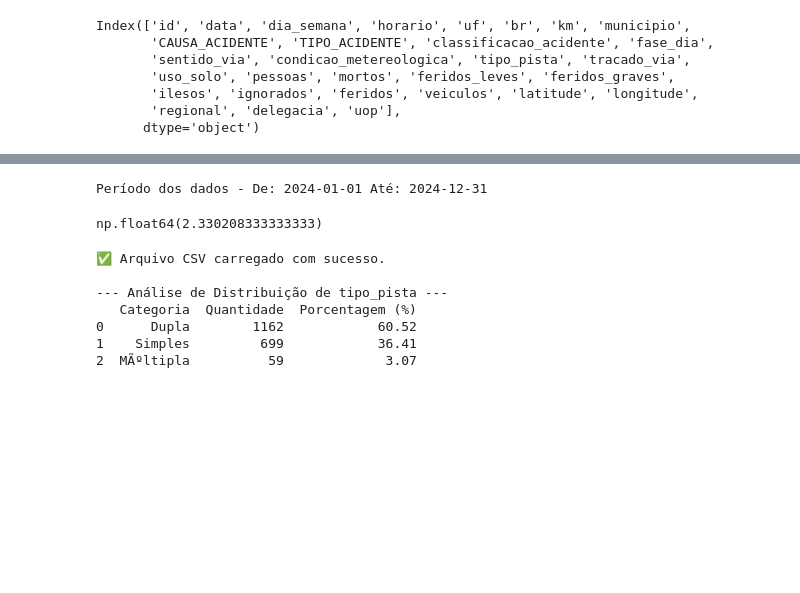
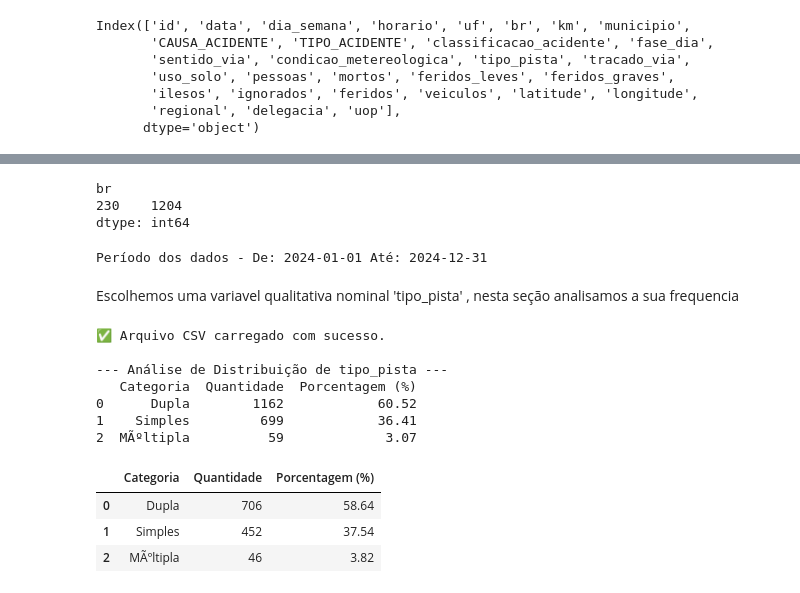
Before and after one commit to WesleyGeilson/Probabilidade-e-Estatistica, a Jupyter notebook: Analise de dados - Prob e estas/main.ipynb, the cells around one changed output, grey strips where cells are left out. Cells and saved outputs as stored; diff of their text form; code cells hidden in the pictures; blank space fills up the shorter version.

```diff
--- a/Analise de dados - Prob e estas/main.ipynb
+++ b/Analise de dados - Prob e estas/main.ipynb
@@ -41,10 +59,13 @@ df_filtrado = filtrar_por_br(df_original,230)
+# %%
+#Teste verificar se a df esta filtrada
+df_filtrado.groupby(['br']).size()
+# %% [output]
+br
+230    1204
+dtype: int64
 # %%
 inicio = pd.to_datetime(df_filtrado['data'],format="%d/%m/%Y").dt.date.min() #periodo de amostragem
 fim = pd.to_datetime(df_filtrado['data'], format="%d/%m/%Y").dt.date.max()
 print('Período dos dados - De:', inicio, 'Até:',fim)
 # %% [output]
 Período dos dados - De: 2024-01-01 Até: 2024-12-31
-# %%
-df_original['pessoas'].mean() # soma todas as pessoas e divide pela respectivas quantidade
-# %% [output]
-np.float64(2.330208333333333)
@@ -78,6 +72,8 @@ def analisar_distribuicao(df_original, tipo_pista):
+# %% [markdown]
+
+Escolhemos uma variavel qualitativa nominal 'tipo_pista' , nesta seção analisamos a sua frequencia
 # %%
 
-# --- A FUNÇÃO DE ANÁLISE ---
 def analisar_distribuicao(dt_original, tipo_pista):
     """
     Recebe um dt_original e o nome da tipo_pista.
@@ -111,30 +107,37 @@ def analisar_distribuicao(dt_original, tipo_pista):
 try:
     # Tenta carregar o arquivo. Se falhar, vai para o bloco 'except'.
     df_original = pd.read_csv("dadosProb.csv", encoding="ISO-8859-1")
 
     print("✅ Arquivo CSV carregado com sucesso.")
 
     # --- CHAMADA E PRINT DO RESULTADO (Onde o print DEVE estar) ---
     tipo_pista_a_analisar = 'tipo_pista' # Nome da tipo_pista que queremos analisar
 
     # 1. Chama a função e armazena o resultado retornado
     resultado_pista = analisar_distribuicao(df_original, tipo_pista_a_analisar)
 
     # 2. Imprime o título e o resultado
     print(f"\n--- Análise de Distribuição de {tipo_pista_a_analisar} ---")
     print(resultado_pista) # ESTA LINHA IMPRIME A TABELA RETORNADA PELA FUNÇÃO
 
 except FileNotFoundError:
     print("\n❌ ERRO FATAL: Arquivo não encontrado. O 'dadosProb.csv' está no mesmo diretório?")
 except UnicodeDecodeError:
     print("\n❌ ERRO FATAL: Problema de codificação. Tente mudar o 'encoding' para 'utf-8' ou 'latin-1'.")
 except Exception as e:
     print(f"\n❌ ERRO FATAL INESPERADO: Ocorreu um erro: {e}")
+
+#Apenas a br-230
+analisar_distribuicao(df_filtrado,'tipo_pista')
 # %% [output]
 ✅ Arquivo CSV carregado com sucesso.
 
 --- Análise de Distribuição de tipo_pista ---
    Categoria  Quantidade  Porcentagem (%)
 0      Dupla        1162            60.52
 1    Simples         699            36.41
 2  MÃºltipla          59             3.07
+|  | Categoria | Quantidade | Porcentagem (%) |
+| 0 | Dupla | 706 | 58.64 |
+| 1 | Simples | 452 | 37.54 |
+| 2 | MÃºltipla | 46 | 3.82 |
```
Also changed, not shown: parts of 11 cells of this notebook.
